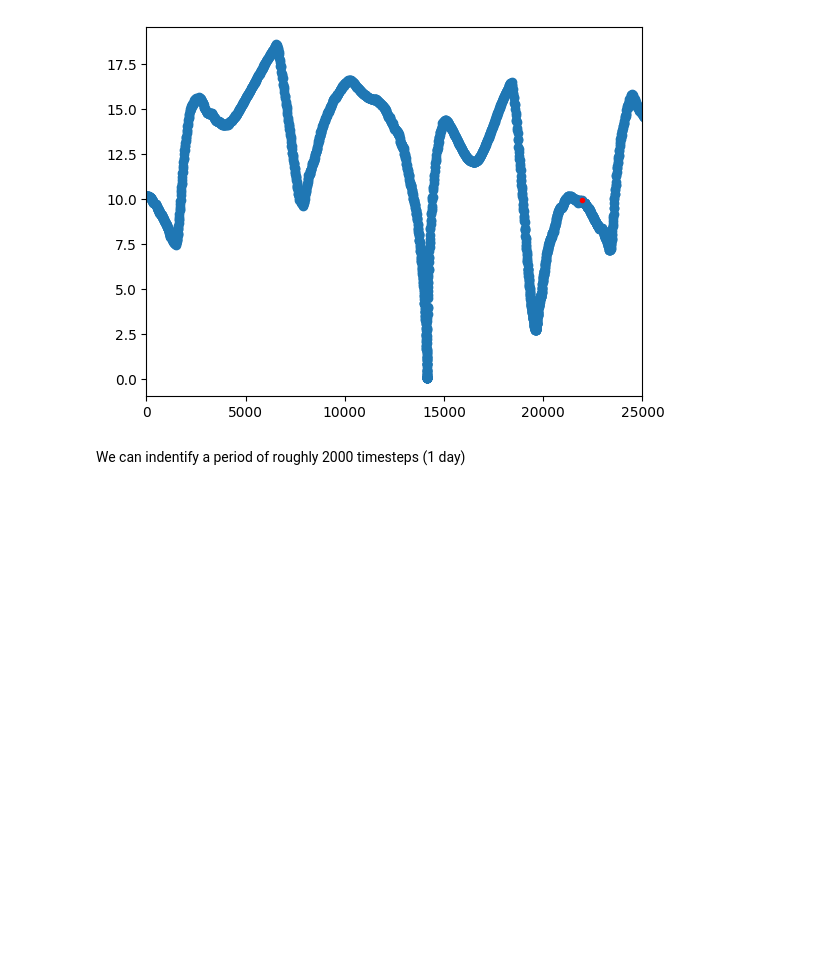
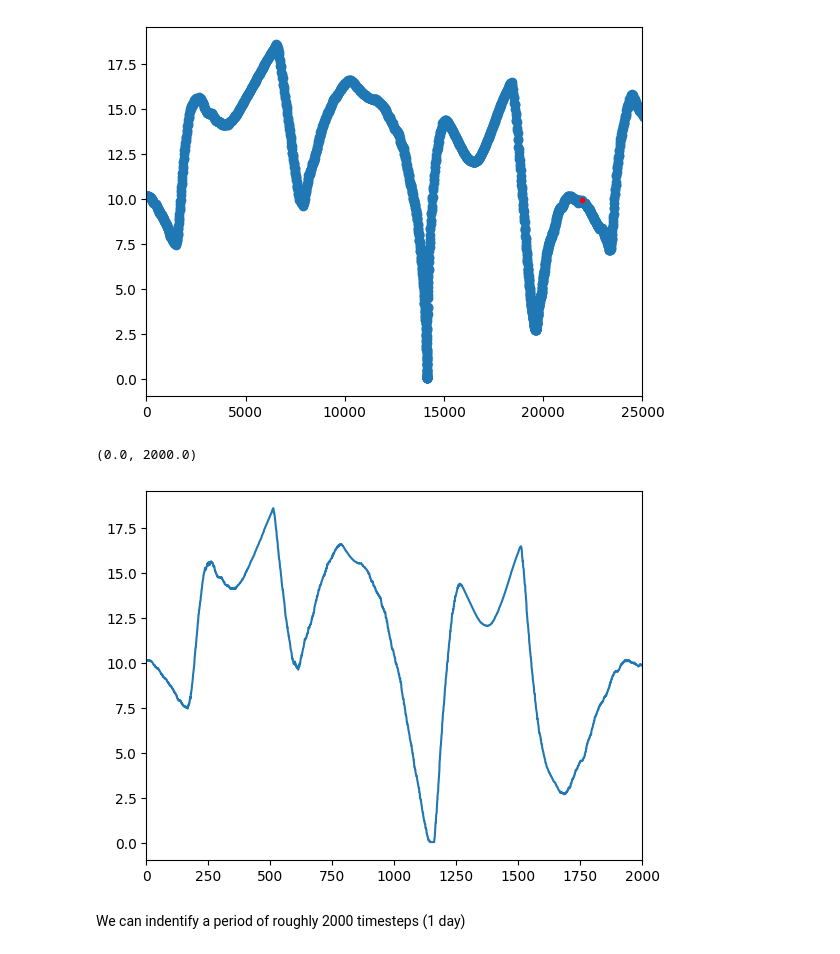
Before and after one commit to Augustin690/learning-dynamical-systems, a Jupyter notebook: src/part2/task5.ipynb, the cells around one changed output. Cells and saved outputs as stored; diff of their text form; code cells hidden in the pictures; blank space fills up the shorter version.

```diff
--- a/src/part2/task5.ipynb
+++ b/src/part2/task5.ipynb
@@ -97,6 +107,12 @@ plt.xlim(0,25000)
 # %% [output]
 (0.0, 25000.0)
 [figure]
+# %%
+plt.plot(change_of_arclength)
+plt.xlim(0,2000)
+# %% [output]
+(0.0, 2000.0)
+[figure, added]
 # %% [markdown]
 We can indentify a period of roughly 2000 timesteps (1 day)
 # %%
```
Also changed, not shown: parts of 34 cells of this notebook, 1 other file.
